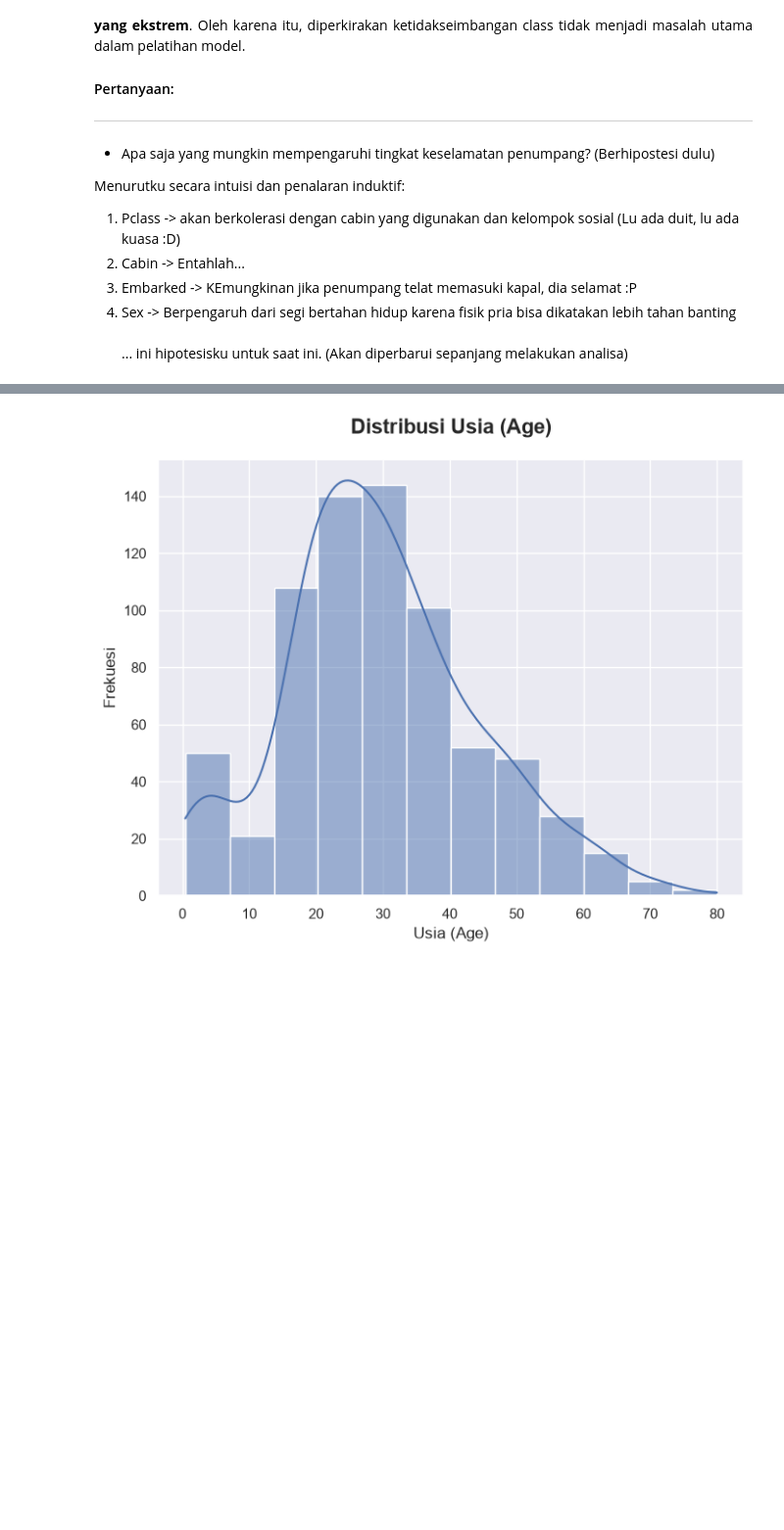
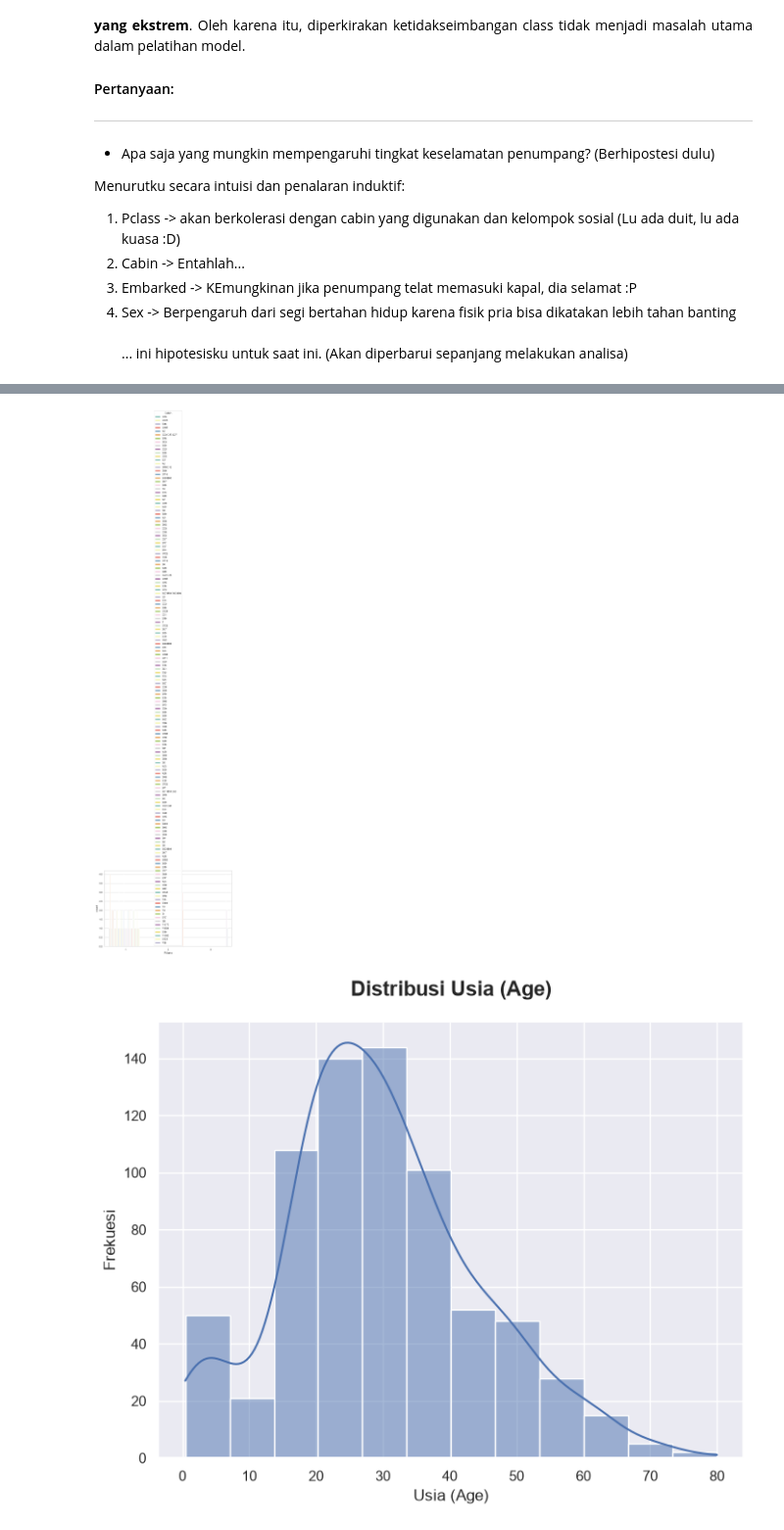
Before and after one commit to jamaak/ml-titanic-machine-learning, a Jupyter notebook: notebook/cleaning-data.ipynb, the cells around one changed output, grey strips where cells are left out. Shown at 98% size. Drawn from its saved outputs; the diff is of its cells as text; code cells hidden in the pictures; blank space fills up the shorter version.

```diff
--- a/notebook/cleaning-data.ipynb
+++ b/notebook/cleaning-data.ipynb
@@ -199,3 +275,22 @@ Menurutku secara intuisi dan penalaran induktif: <br>
+# %%
+# Check hubungan antara Pclass dengan Cabin
+
+sns.set_theme(style="whitegrid")
+plt.figure(figsize=(10, 6))
+
+sns.countplot(
+    data=train_df,
+    x="Pclass",
+    hue="Cabin",
+    palette="Set3",
+    legend=True,
+)
+
+plt.show()
+
+# Note: Manipulasi data dengan menjadi 1 untuk memiliki kabin dan 0 untuk tidak memiliki kabin
+# %% [output]
+[figure, added]
 # %%
 #=======================================================================================================================================================
 # %%
```
Also changed, not shown: parts of 2 cells of this notebook.
